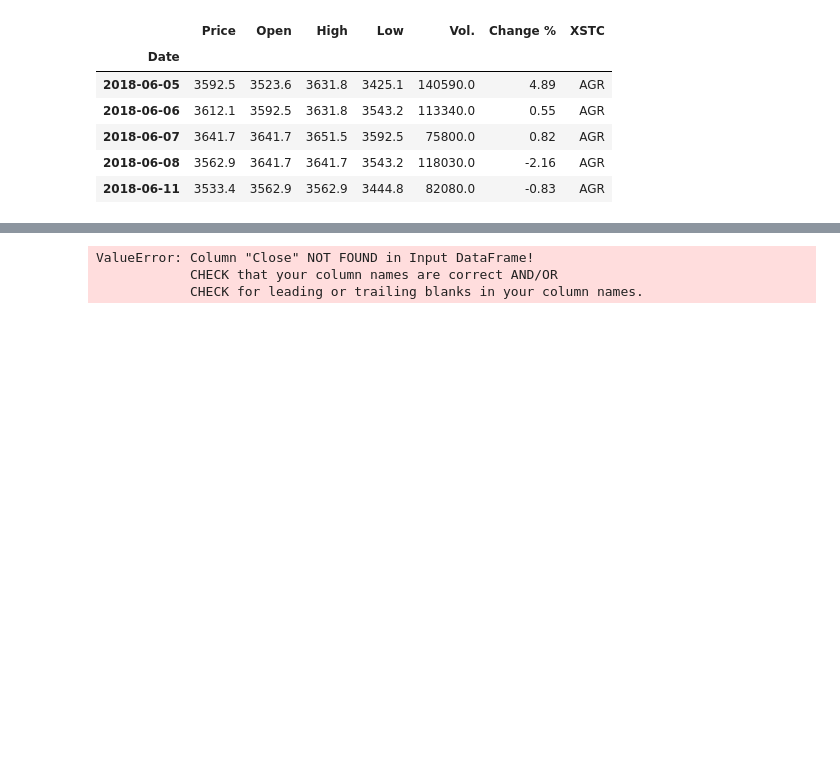
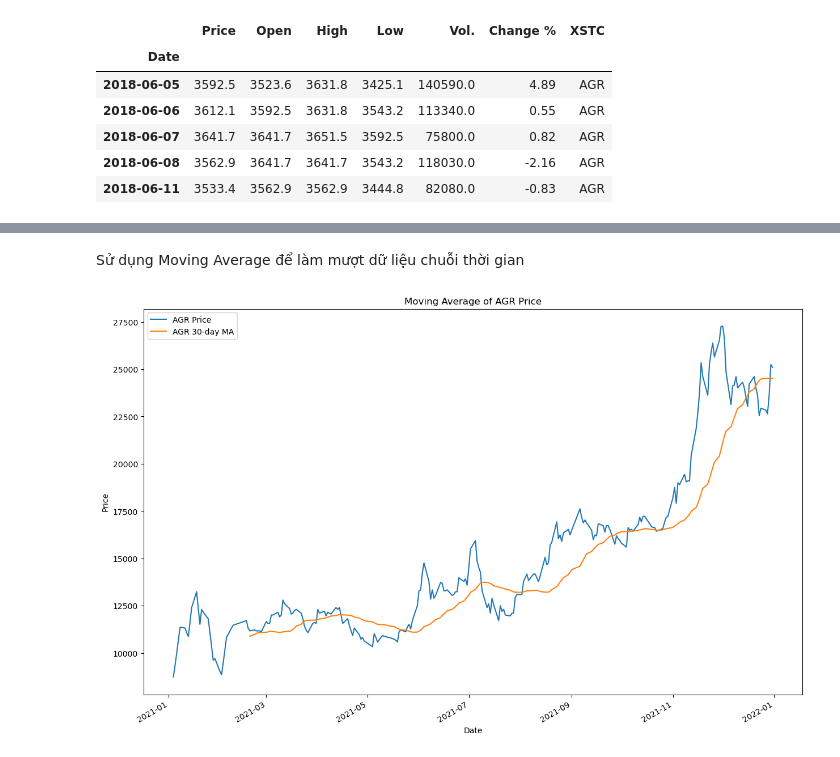
Before and after one commit to HTNam1710/DataViz_Lab02, a Jupyter notebook: 21120290_2.ipynb, the cells around one changed output, grey strips where cells are left out. Cells and saved outputs as stored; diff of their text form; code cells hidden in the pictures; blank space fills up the shorter version.

```diff
--- a/21120290_2.ipynb
+++ b/21120290_2.ipynb
@@ -94,0 +103,6 @@ for code in unique_stock_codes:
+# %%
+# Lọc dữ liệu cho các cổ phiếu AGR, CTG, TCB vào năm 2021
+stocks = ['AGR', 'CTG', 'TCB']
+data_2021 = data[(data.index.year == 2021) & (data['XSTC'].isin(stocks))]
+
+data_2021
@@ -95,36 +124,41 @@ for code in unique_stock_codes:
+# %% [markdown]
+Sử dụng Moving Average để làm mượt dữ liệu chuỗi thời gian
 # %%
-def plot_candlestick_chart(df, stock_code):
+def plot_moving_average(df, stock_code, window=30, figsize=(15, 10)):
     """
-    Vẽ biểu đồ nến cho mã cổ phiếu cụ thể.
+    Vẽ biểu đồ giá cổ phiếu và 30-day Moving Average cho một mã cổ phiếu cụ thể.
 
     Args:
-    - df: DataFrame chứa dữ liệu đã được định dạng đúng.
+    - df: DataFrame chứa dữ liệu.
     - stock_code: Mã cổ phiếu cần vẽ biểu đồ.
+    - window: Số ngày để tính Moving Average (mặc định là 30).
+    - figsize: Kích thước của biểu đồ (mặc định là (15, 10)).
     """
-    # Lọc dữ liệu theo mã cổ phiếu
-    stock_data = df[df['XSTC'] == stock_code]
+    # Lọc dữ liệu cho mã cổ phiếu
+    stock_data = df[df['XSTC'] == stock_code]['Price']
 
     # Nếu không có dữ liệu cho mã cổ phiếu, hiển thị thông báo và thoát khỏi hàm
     if stock_data.empty:
         print(f"Không tìm thấy dữ liệu cho mã cổ phiếu: {stock_code}")
         return
 
-    # # Đảm bảo index là cột Date và là kiểu datetime
-    # stock_data = stock_data.set_index('Date')
+    # Tạo biểu đồ
+    plt.figure(figsize=figsize)
 
-    # # Đảm bảo dữ liệu đầu vào cho mplfinance
-    # stock_data.index = pd.to_datetime(stock_data.index)
+    # Vẽ giá cổ phiếu
+    stock_data.plot(label=f'{stock_code} Price', legend=True)
 
-    # Vẽ biểu đồ nến
-    mpf.plot(stock_data, type='candle', style='charles',
-             title=f'Candlestick Chart for {stock_code}',
-             ylabel='Price (VND)',
-             volume=False, figratio=(12,8), mav=(3,6,9))
+    # Tính và vẽ 30-day Moving Average
+    stock_data.rolling(window=window).mean().plot(label=f'{stock_code} {window}-day MA', legend=True)
+
+    # Đặt tiêu đề và nhãn trục
+    plt.title(f'Moving Average of {stock_code} Price')
+    plt.xlabel('Date')
+    plt.ylabel('Price')
+
+    # Hiển thị biểu đồ
+    plt.show()
-# %%
-# Vẽ biểu đồ cho từng mã cổ phiếu
-for code in unique_stock_codes:
-    plot_candlestick_chart(data, code)
-# %% [output]
-ValueError: Column "Close" NOT FOUND in Input DataFrame!
-            CHECK that your column names are correct AND/OR
-            CHECK for leading or trailing blanks in your column names.
+# %%
+plot_moving_average(data_2021, 'AGR')
+# %% [output]
+[figure, added]
```
Also changed, not shown: parts of 18 cells of this notebook, 1 other file.
